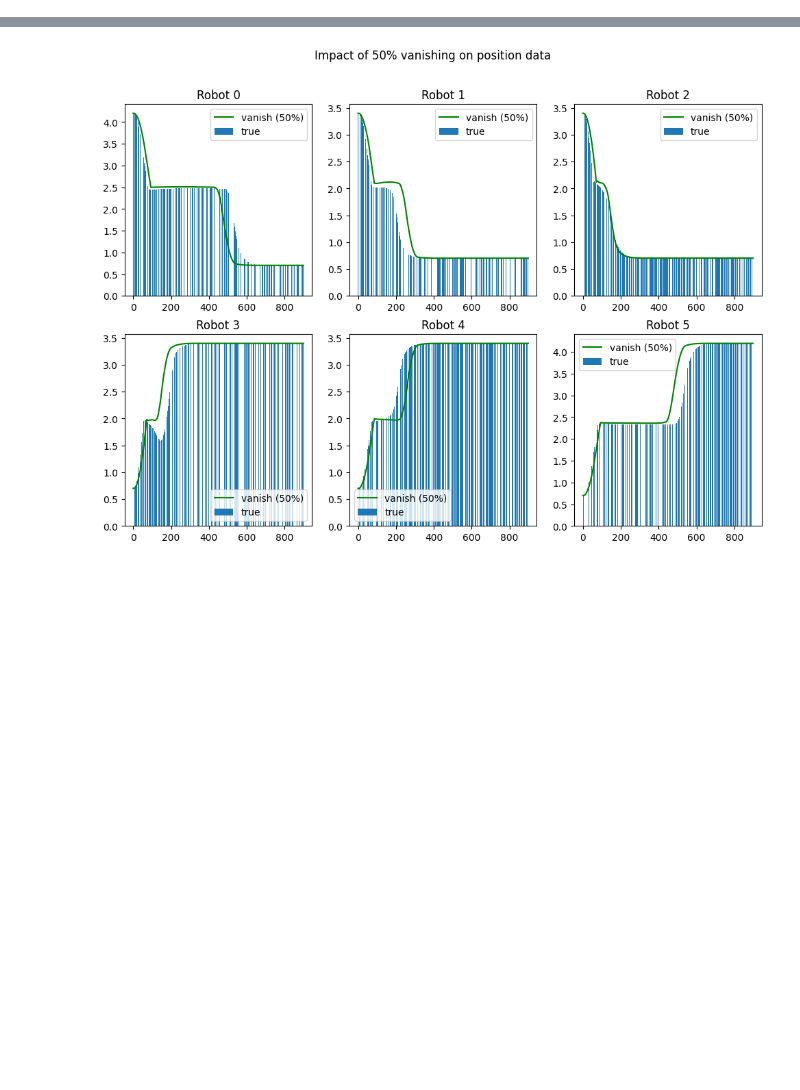
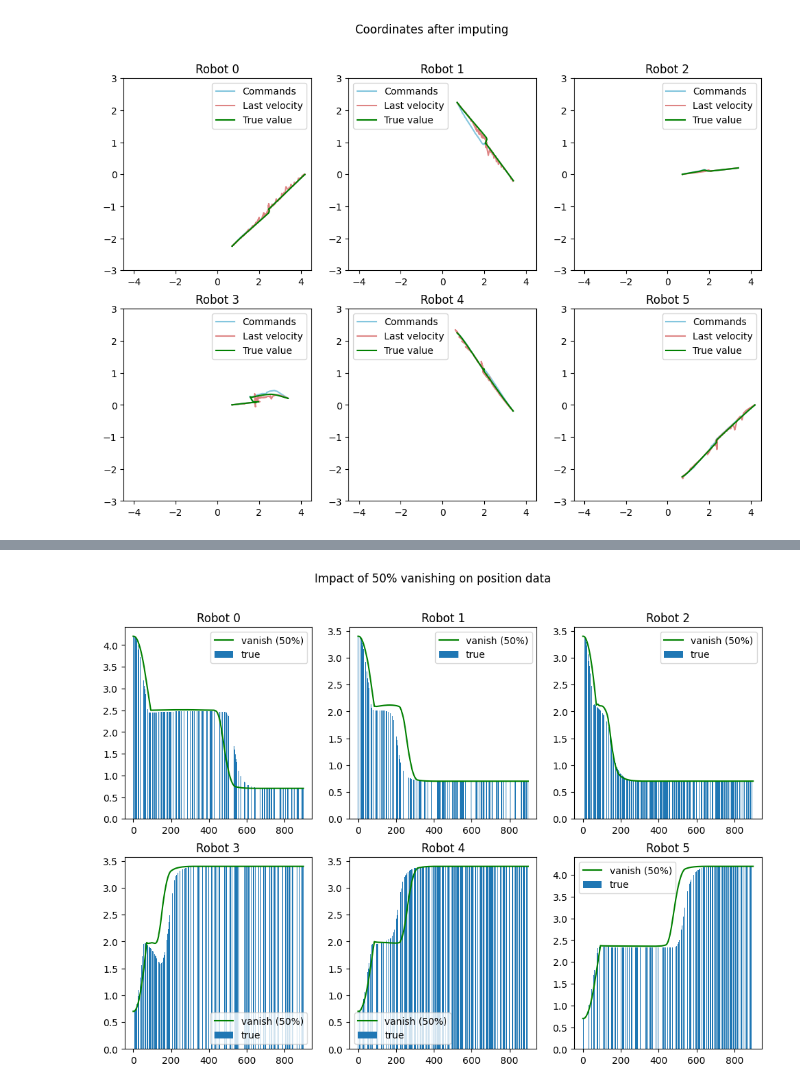
Before and after one commit to First-Order-RoboCup-SSL/Utama-Core, a Jupyter notebook: vision_data/vanishing_results_summary.ipynb, the cells around one changed output, grey strips where cells are left out. Drawn from its saved outputs; the diff is of its cells as text; code cells hidden in the pictures; blank space fills up the shorter version.

Commit message:
Completed work on vanishing

```diff
--- a/vision_data/vanishing_results_summary.ipynb
+++ b/vision_data/vanishing_results_summary.ipynb
@@ -44,12 +45,12 @@ ROBOT_RANGE = range(NO_ROBOTS)
 NO_ROWS = 900  # Limit window to be analysed
 X_AXES = np.arange(NO_ROWS)
 
-CLEAN = "clean-processed.csv"
-VANISH_50 = "vanish-0.5-imputed.csv"
-IMPUTED_50 = "imputed-0.5-processed.csv"
-GAMEFRAMES = "gameframe.csv"
+CLEAN      = "clean-processed-2.csv"
+VANISH_50  = "vanish-0.5-imputed.csv"
+LASTVEL_50 = "lastvelocity-0.5-processed.csv"
+COMMAND_50 = "command-0.5-processed.csv"
 
-ID_COL, X_COL, Y_COL, TH_COL = "id", "x", "y", "orientation"
+ID_COL, X_COL, Y_COL, TH_COL, V_COL = "id", "x", "y", "orientation", "v"
 COLS = [X_COL, Y_COL, TH_COL]
 COLS_ALL = COLS + [ID_COL]
 
@@ -63,19 +64,41 @@ def format_data(filename: str, id: bool = True) -> pd.DataFrame:  # for all 6 ro
 
 CLEAN_FD      = format_data(CLEAN)
 VANISH_50_FD  = format_data(VANISH_50)
-IMPUTED_50_FD = format_data(IMPUTED_50)
-GAMEFRAME_FD  = format_data(GAMEFRAMES)
+LASTVEL_50_FD = format_data(LASTVEL_50)
+COMMAND_50_FD = format_data(COMMAND_50)
 
 
 def extract_robot(data: pd.DataFrame, id: int) -> pd.DataFrame:
     return data[data[ID_COL]==id].iloc[:NO_ROWS].drop(ID_COL, axis=1).reset_index(drop=True)
 
 
-cleans     = [extract_robot(CLEAN_FD, id) for id in ROBOT_RANGE]
-vanish_50s = [extract_robot(VANISH_50_FD, id) for id in ROBOT_RANGE]
-imputed_50s = [extract_robot(IMPUTED_50_FD, id) for id in ROBOT_RANGE]
-gameframes = [extract_robot(GAMEFRAME_FD, id) for id in ROBOT_RANGE]
+cleans      = [extract_robot(CLEAN_FD, id) for id in ROBOT_RANGE]
+vanish_50s  = [extract_robot(VANISH_50_FD, id) for id in ROBOT_RANGE]
+lastvel_50s = [extract_robot(LASTVEL_50_FD, id) for id in ROBOT_RANGE]
+command_50s = [extract_robot(COMMAND_50_FD, id) for id in ROBOT_RANGE]
 
 
 def get_current_ax(axs: np.ndarray, id: int) -> plt.Axes:
     return axs[id//3][id%3]
+# %%
+fig, axs = plt.subplots(2,3)
+fig.set_size_inches(12,8)
+fig.suptitle("Coordinates after imputing")
+
+for id in ROBOT_RANGE:
+    clean = cleans[id]
+    lastvel_50 = lastvel_50s[id]
+    command_50 = command_50s[id]
+
+    current_ax = get_current_ax(axs, id)
+    current_ax.set_title(f"Robot {id}")
+    current_ax.set_xlim(-4.5, 4.5)
+    current_ax.set_ylim(-3, 3)
+
+    current_ax.plot(lastvel_50[X_COL], lastvel_50[Y_COL], "#84c6de")
+    current_ax.plot(command_50[X_COL], command_50[Y_COL], "#de8484")
+    current_ax.plot(clean[X_COL], clean[Y_COL], "g")
+
+    current_ax.legend(("Commands", "Last velocity", "True value"))
+# %% [output]
+[figure, added]
```
Also changed, not shown: parts of 9 cells of this notebook, 10 other files.
